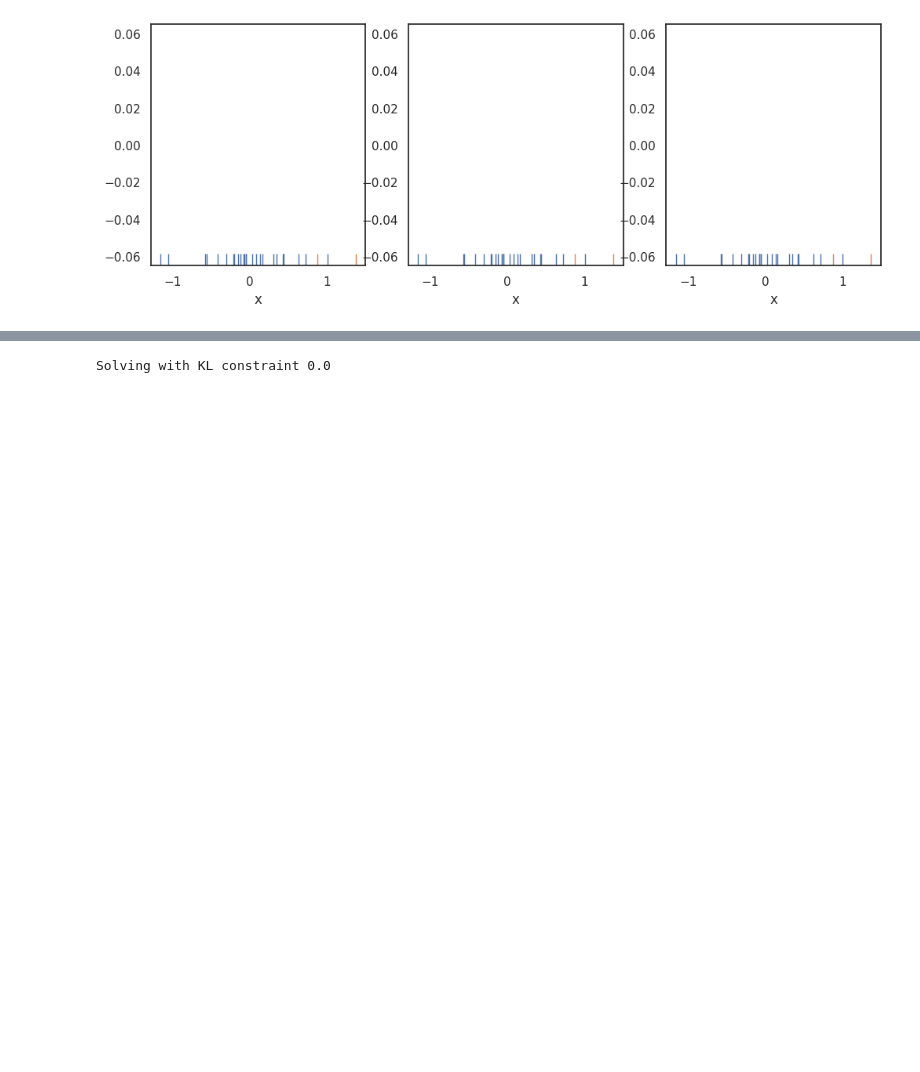
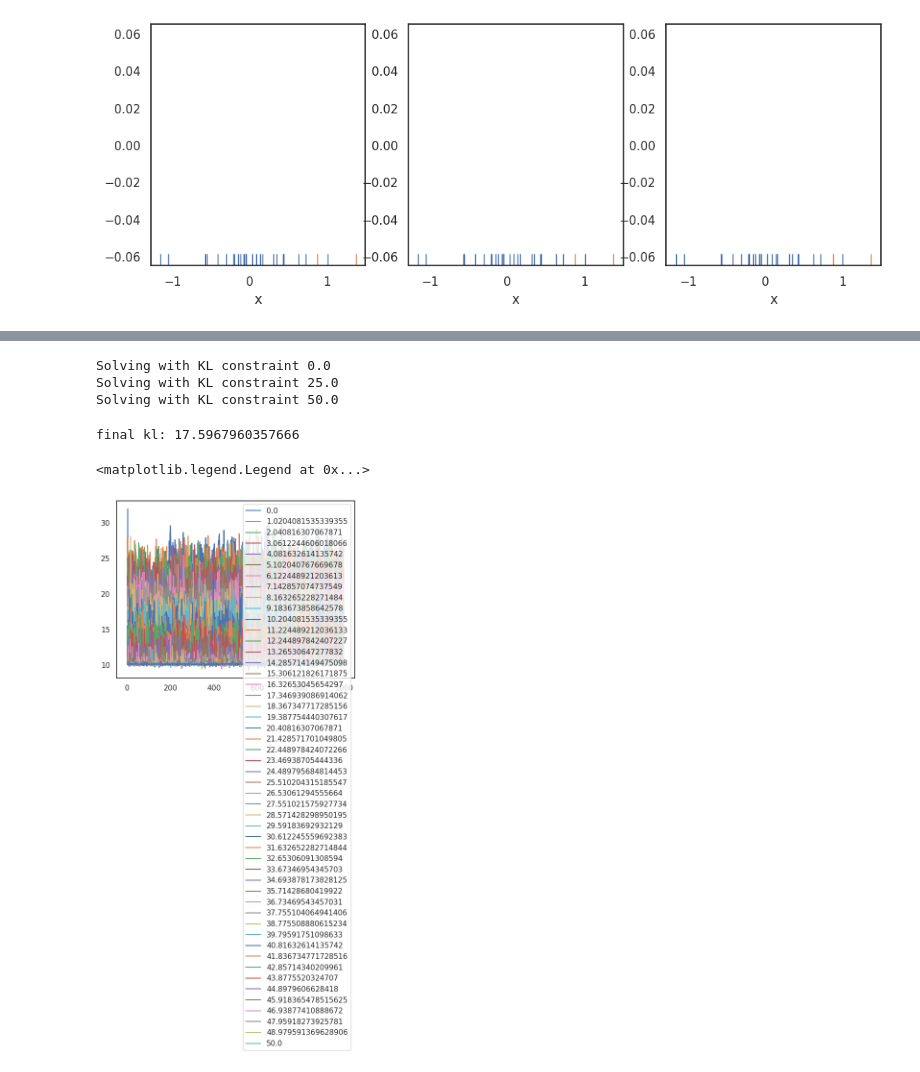
Before and after one commit to dawsonc/BayesAir, a Jupyter notebook: scripts/notebooks/toy_example.ipynb, the cells around one changed output, grey strips where cells are left out. Drawn from its saved outputs; the diff is of its cells as text; code cells hidden in the pictures; blank space fills up the shorter version.

```diff
--- a/scripts/notebooks/toy_example.ipynb
+++ b/scripts/notebooks/toy_example.ipynb
@@ -281,22 +323,26 @@ Solving with KL constraint 70.0
 # GAVI with conditional flow
 with param_store.scope() as failure_flow_state:
     # Define the flow (features = 2 latent params, context = 1 KL constraint)
-    flow = zuko.flows.NSF(
+    failure_flow = zuko.flows.NSF(
         features=2, context=1, transforms=1, hidden_features=(256, 256)
     )
-    flow.transform = (
-        flow.transform.inv
+    failure_flow.transform = (
+        failure_flow.transform.inv
     )  # inverse autoregressive flow (IAF) are fast to sample from
 
     def kl_constrained_flow_guide(n_samples, x=None, kl_constraint=None):
-        pyro.module("flow", flow)
+        pyro.module("failure_flow", failure_flow)
 
         if kl_constraint is None:
             kl_constraint = torch.tensor(
                 [1.0]
             )  # functionally unconstrained (should be normalized to 0 to 1)
 
-        sample = pyro.sample("sample", Zuko2Pyro(flow(kl_constraint)), infer={"is_auxiliary": True})
+        sample = pyro.sample(
+            "sample",
+            Zuko2Pyro(failure_flow(kl_constraint)),
+            infer={"is_auxiliary": True},
+        )
 
         if sample.ndim > 1:
             mean = pyro.sample("mean", dist.Delta(sample[:, 0]))
@@ -307,41 +353,37 @@ with param_store.scope() as failure_flow_state:
             log_sigma = pyro.sample("log_std", dist.Delta(sample[1]))
             sigma = torch.exp(log_sigma)
 
+        return {"mean": mean, "log_sigma": log_sigma}
+
     num_particles = 10  # for KL divergence calc
     kl_lambda = 1.0
     elbo_ = pyro.infer.Trace_ELBO(num_particles=5)
     elbo = elbo_(original_model, kl_constrained_flow_guide)
-    elbo(N_nominal, nominal_samples, torch.tensor([0.0]))  # TODO not working here...
-    optim = torch.optim.Adam(flow.parameters(), lr=0.01)
+    elbo(N_nominal, nominal_samples, torch.tensor([0.0]))
+    optim = torch.optim.Adam(failure_flow.parameters(), lr=0.001)
 
     kl_constrained_flow_samples_during_training = {}
-    epsilons = torch.linspace(0.0, 70.0, 5)
+    epsilons = torch.linspace(0.0, 50.0, 3)
     epsilons = epsilons.tolist()
     losses = {epsilon: [] for epsilon in epsilons}
     for epsilon in epsilons:
         print(f"Solving with KL constraint {epsilon}")
-        for step in range(500):
+        kl_constraint = torch.tensor([epsilon]) / max(epsilons)
+        for step in range(1000):
             optim.zero_grad()
             # Primary objective: minimize elbo w.r.t. failure data
-            loss = elbo(
-                N_failure, failure_samples, torch.tensor([epsilon]) / max(epsilons)
-            )
+            loss = elbo(N_failure, failure_samples, kl_constraint)
 
             # Constraint: KL divergence w.r.t. nominal posterior KL(failure || nominal)
             kl_divergence_wrt_nominal = torch.tensor(0.0)
+            failure_dist = failure_flow(kl_constraint)
+            nominal_dist = nominal_flow(kl_constraint)
             for _ in range(num_particles):
-                failure_guide_tr = pyro.poutine.trace(
-                    kl_constrained_flow_guide
-                ).get_trace(
-                    N_failure, failure_samples, torch.tensor([epsilon]) / max(epsilons)
-                )
-                failure_guide_logprob = failure_guide_tr.log_prob_sum()
+                sample = failure_dist.sample()
+                failure_guide_logprob = failure_dist.log_prob(sample)
 
-                with param_store.scope() as nominal_auto_guide_state:
-                    nominal_guide_tr = pyro.poutine.trace(
-                        pyro.poutine.replay(nominal_auto_guide, trace=failure_guide_tr)
-                    ).get_trace(N_failure, failure_samples)
-                    nominal_guide_logprob = nominal_guide_tr.log_prob_sum()
+                with param_store.scope(nominal_flow_state):
+                    nominal_guide_logprob = nominal_dist.log_prob(sample)
 
                 kl_divergence_wrt_nominal = (
                     kl_divergence_wrt_nominal
@@ -358,7 +400,7 @@ with param_store.scope() as failure_flow_state:
 
         with pyro.plate("samples", n_posterior_samples, dim=-1):
             kl_constrained_flow_posterior_samples = kl_constrained_flow_guide(
-                N_failure, kl_constraint=torch.tensor([epsilon]) / max(epsilons)
+                N_failure, kl_constraint=kl_constraint
             )
 
         kl_constrained_flow_samples_during_training[epsilon] = (
@@ -404,6 +446,18 @@ kl_constrained_flow_posterior_after_training_df = pd.concat(
 )
 # %% [output]
 Solving with KL constraint 0.0
+Solving with KL constraint 25.0
+Solving with KL constraint 50.0
+# %%
+print(f"final kl: {kl_divergence_wrt_nominal}")
+for epsilon in losses:
+    plt.plot(losses[epsilon], label=epsilon)
+
+plt.legend()
+# %% [output]
+final kl: 17.5967960357666
+<matplotlib.legend.Legend at 0x...>
+[figure, added]
 # %%
 ax_names = [
     # "all_data",
```
Also changed, not shown: parts of 9 cells of this notebook, 2 other files.
